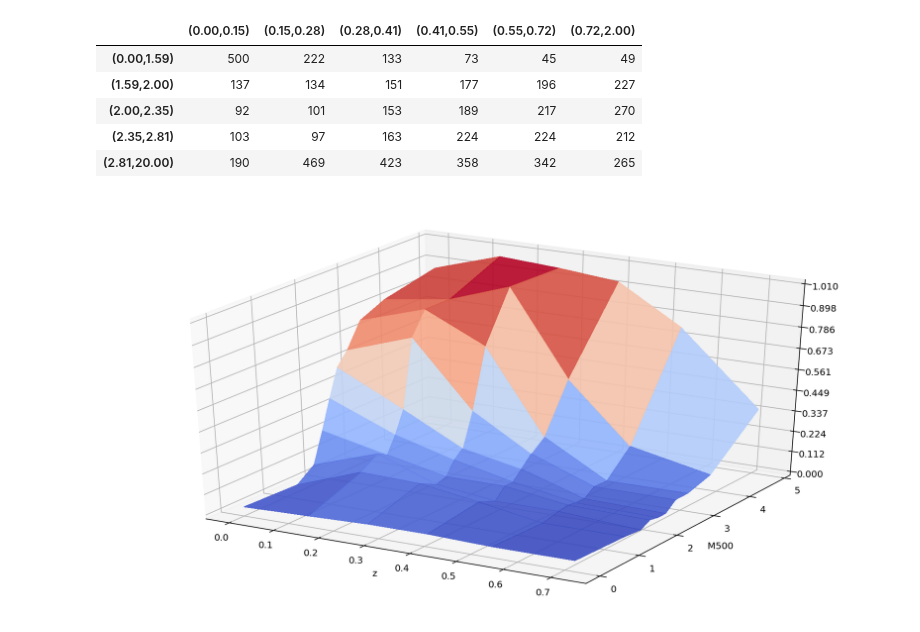
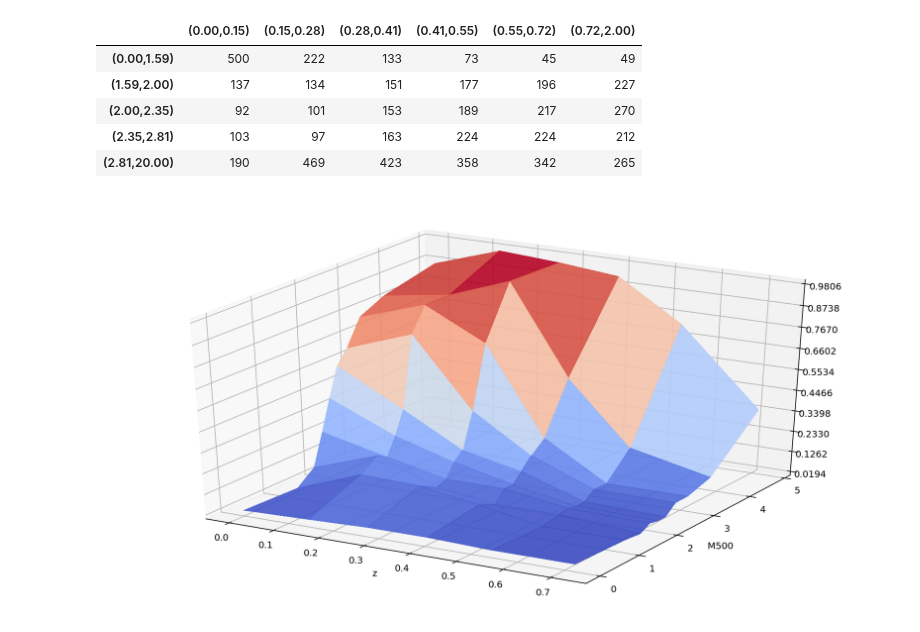
Before and after one commit to rt2122/data-segmentation-2, a Jupyter notebook: visualizations/M500_z_6x5.ipynb, the cells around one changed output. Drawn from its saved outputs; the diff is of its cells as text; code cells hidden in the pictures.

```diff
--- a/visualizations/M500_z_6x5.ipynb
+++ b/visualizations/M500_z_6x5.ipynb
@@ -211,29 +211,30 @@ nums
 # %%
 fig, ax = plt.subplots(subplot_kw={"projection": "3d"}, figsize=(15, 8))
 X, Y = np.meshgrid(q_z[:-1], q_m[:-1])
 
 Z = np.zeros_like(X)
 
+ax.set_zticks([0, 0.1, 0.2, 1.0])
 cols = list(recalls)
 for i in range(Z.shape[0]):
     for j in range(Z.shape[1]):
         Z[i,j] = recalls[cols[j]].iloc[i]
 #X, Y = np.meshgrid(list(range(len(q_z) - 1)), list(range(len(q_m) - 1)))
 
-surf = ax.plot_surface(X, Y, Z, cmap=cm.coolwarm,
+surf = ax.plot_surface(X, Y, Z, cmap='coolwarm',
                        linewidth=0, antialiased=False, alpha=0.9)
 
 # Customize the z axis.
-ax.set_zlim(0, 1.01)
+#ax.set_zlim(0, 1.01)
 ax.zaxis.set_major_locator(LinearLocator(10))
 # A StrMethodFormatter is used automatically
 #ax.zaxis.set_major_formatter('{x:.02f}')
 ax.set_xlabel('z')
 ax.set_ylabel('M500')
 
 # Add a color bar which maps values to colors.
 #fig.colorbar(surf, shrink=0.5, aspect=5)
 
 plt.show()
 # %% [output]
-[figure, old version]
+[figure, new version]
```
Also changed, not shown: 2 other files.
